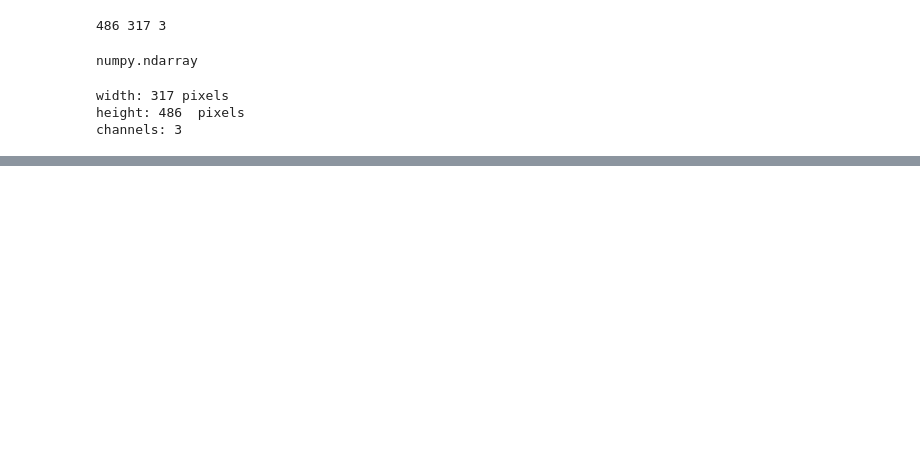
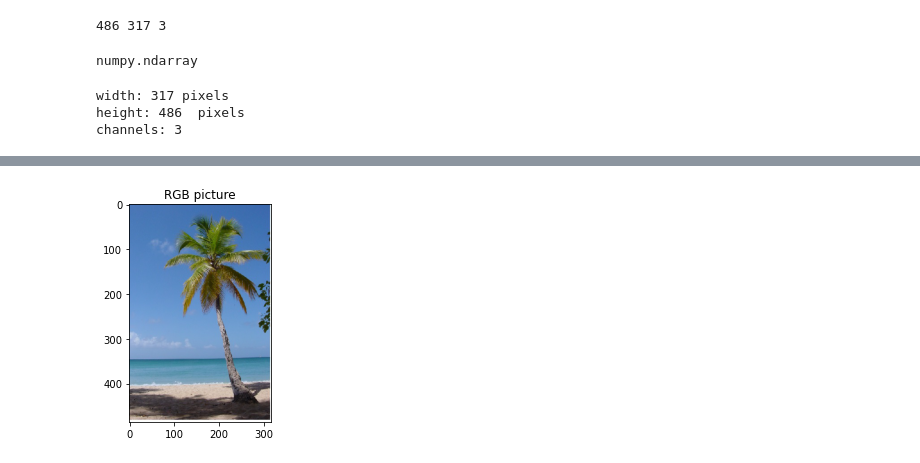
Before and after one commit to ghPRao/facial_recognition, a Jupyter notebook: eda/fr_open_image.ipynb, the cells around one changed output, grey strips where cells are left out. Saved outputs shown, nothing was run; the diff lists cells and outputs as text; code cells hidden in the pictures; blank space fills up the shorter version.

```diff
--- a/eda/fr_open_image.ipynb
+++ b/eda/fr_open_image.ipynb
@@ -31,0 +35,7 @@ import argparse
+# %%
+RGB_image = cv2.cvtColor(image, cv2.COLOR_BGR2RGB)
+plt.imshow(RGB_image)
+plt.title('RGB picture')
+plt.show()
+# %% [output]
+[figure, added]
```
Also changed, not shown: parts of 6 cells of this notebook, 4 other files.
